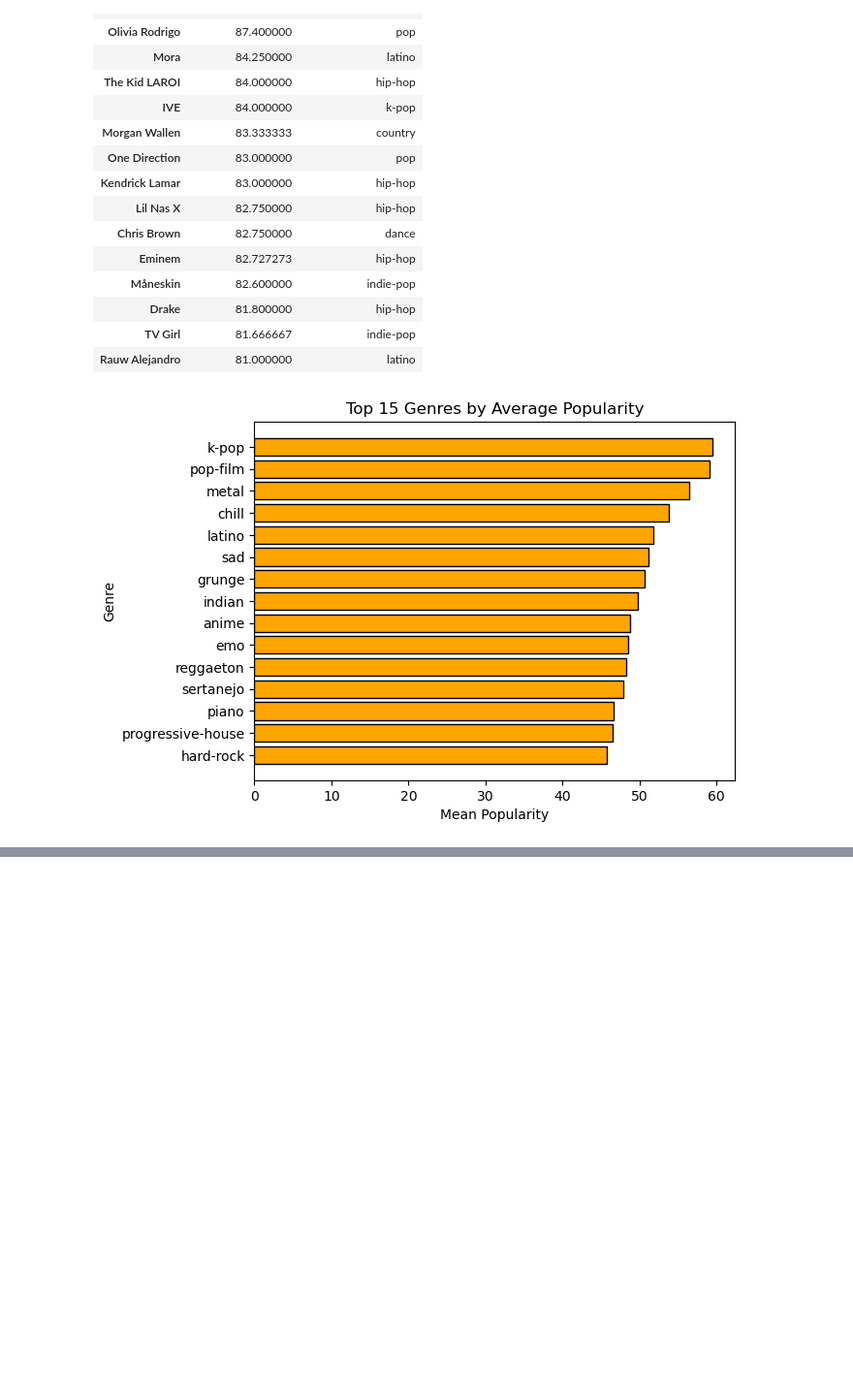
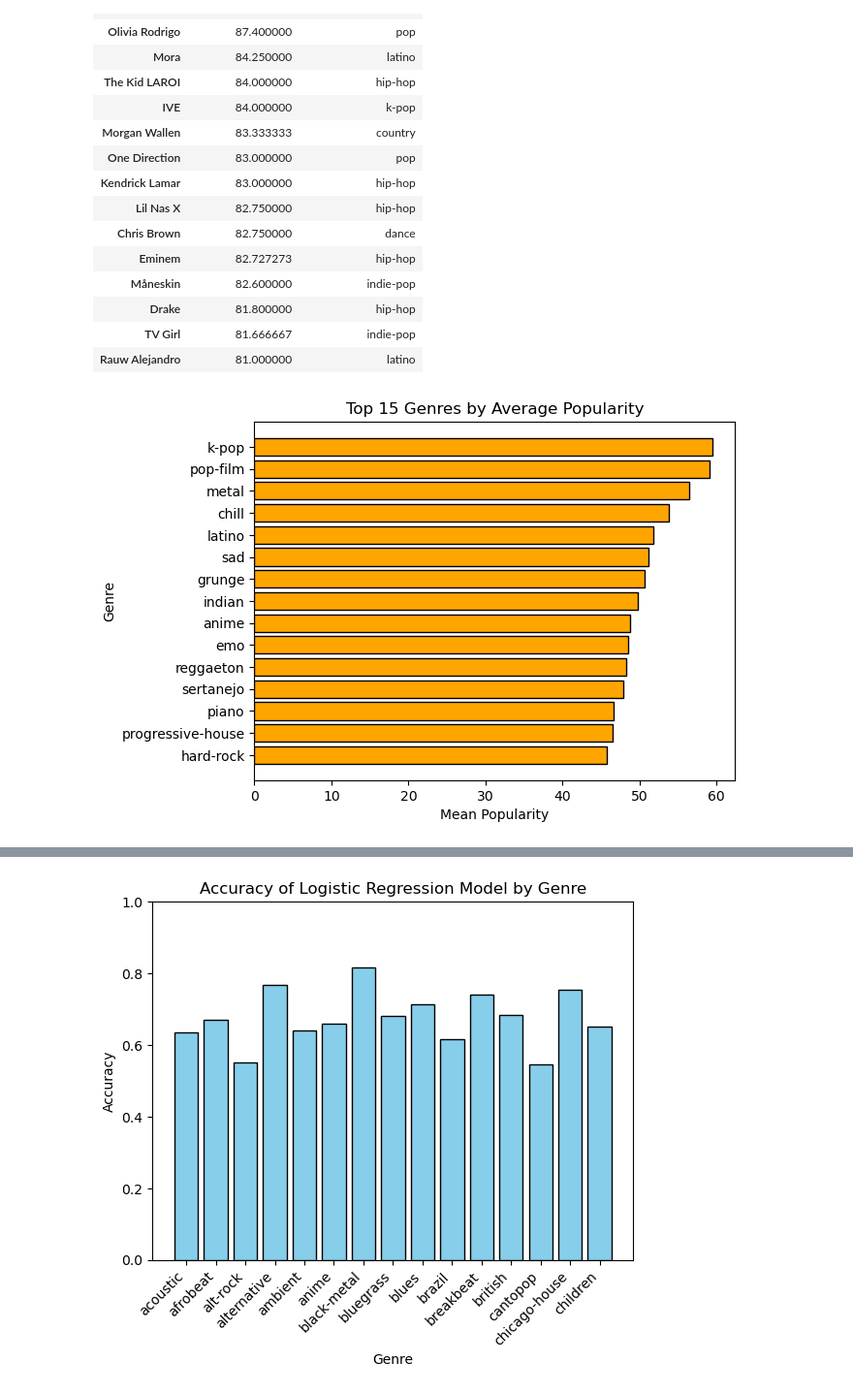
Before and after one commit to valter-barros/spotify_project, a Jupyter notebook: spotify_project.ipynb, the cells around one changed output, grey strips where cells are left out. Shown at 97% size. Saved outputs shown, nothing was run; the diff lists cells and outputs as text; code cells hidden in the pictures; blank space fills up the shorter version.

```diff
--- a/spotify_project.ipynb
+++ b/spotify_project.ipynb
@@ -227,0 +351,10 @@ plt.show()
+# %%
+# Instead of looking at the impacts of any single feature on popularity as a whole, we can look at that impact within the genre.
+
+# We need to create a new column with the mean popularity of each genre a song belongs to.
+
+genres_mean = spot_df.groupby('track_genre')['popularity'].mean()
+
+spot_df['mean_genre_popularity'] = spot_df['track_genre'].map(genres_mean)
+
+spot_df.head(1)
@@ -227,0 +365,8 @@ plt.show()
+# %%
+# Creating a binary column to indicate if a song is more popular than the average of its genre, similar to how we did with the dataset.
+
+spot_df['popularity_binary'] = (spot_df['popularity'] > spot_df['mean_genre_popularity']).astype(int)
+
+top_groups = spot_df.groupby('track_genre')['popularity'].mean().head(15).sort_values(ascending=False).index.to_list()
+
+genre_groups = spot_df[spot_df['track_genre'].isin(top_groups)].groupby('track_genre')
@@ -227,0 +419,20 @@ plt.show()
+# %%
+# Plotting the accuracies in a histogram
+
+genres = list(genre_accuracies.keys())
+accuracies = list(genre_accuracies.values())
+
+plt.bar(genres, accuracies, color='skyblue', edgecolor='black')
+plt.title('Accuracy of Logistic Regression Model by Genre')
+
+plt.xlabel('Genre')
+plt.ylabel('Accuracy')
+
+plt.xticks(rotation=45, ha='right')
+plt.ylim(0,1)
+
+plt.savefig(FIG+'Logistic_Regression_Accuracy_by_Genre.pdf')
+
+plt.show()
+# %% [output]
+[figure, added]
```
Also changed, not shown: parts of 13 cells of this notebook.
